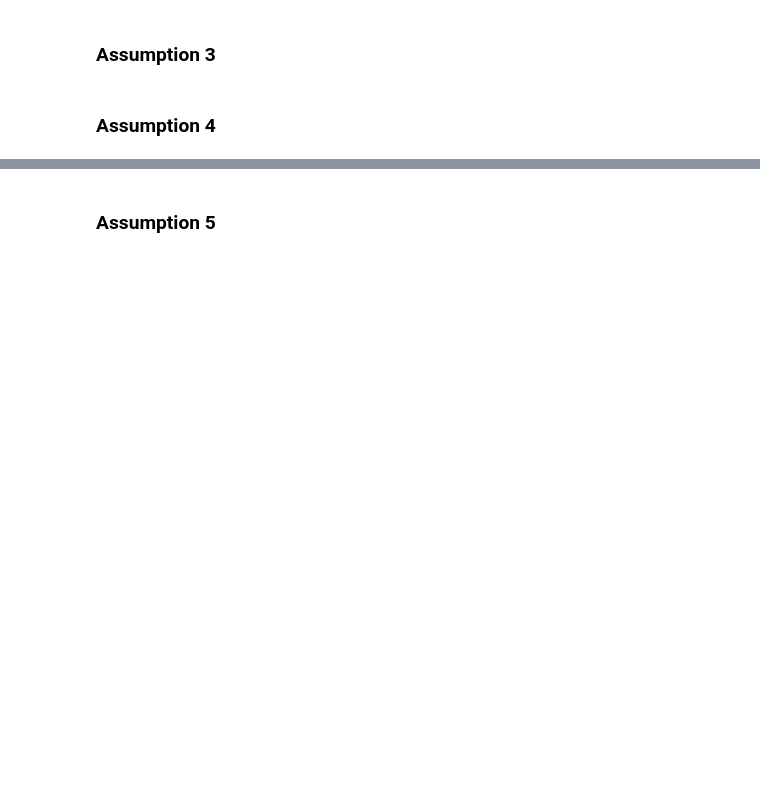
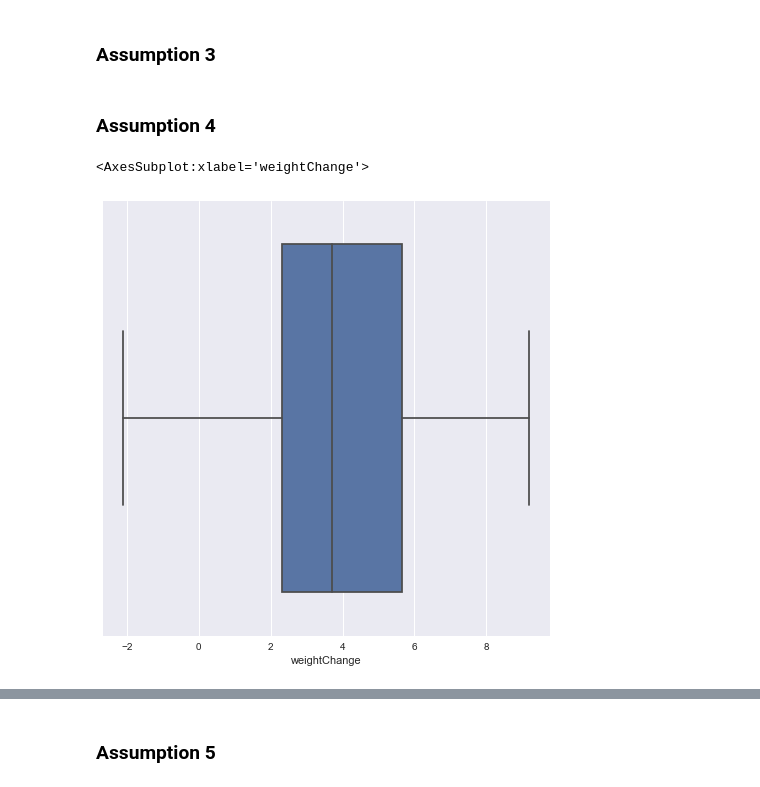
Before and after one commit to ShanePAustin/machine-learning-and-statistics, a Jupyter notebook: scipy-stats.ipynb, the cells around one changed output, grey strips where cells are left out. Cells and saved outputs as stored; diff of their text form; code cells hidden in the pictures; blank space fills up the shorter version.

```diff
--- a/scipy-stats.ipynb
+++ b/scipy-stats.ipynb
@@ -341,3 +331,5 @@ sns.pairplot(df, hue="Diet", palette="BuPu_r", height=3)
 # %% [output]
 <seaborn.axisgrid.PairGrid at 0x...>
 [figure]
+# %%
+df['weightChange'] = df['pre.weight'] - df['weight6weeks']
@@ -344,2 +355,6 @@ sns.pairplot(df, hue="Diet", palette="BuPu_r", height=3)
 # %% [markdown]
 ### Assumption 1
+# %%
+#The dependent variable
+dependent = df['weightChange']
+dependent
@@ -349,3 +395,8 @@ sns.pairplot(df, hue="Diet", palette="BuPu_r", height=3)
 ### Assumption 3
 # %% [markdown]
 ### Assumption 4
+# %%
+sns.boxplot(x=dependent)
+# %% [output]
+<AxesSubplot:xlabel='weightChange'>
+[figure, added]
```
Also changed, not shown: parts of 30 cells of this notebook.
